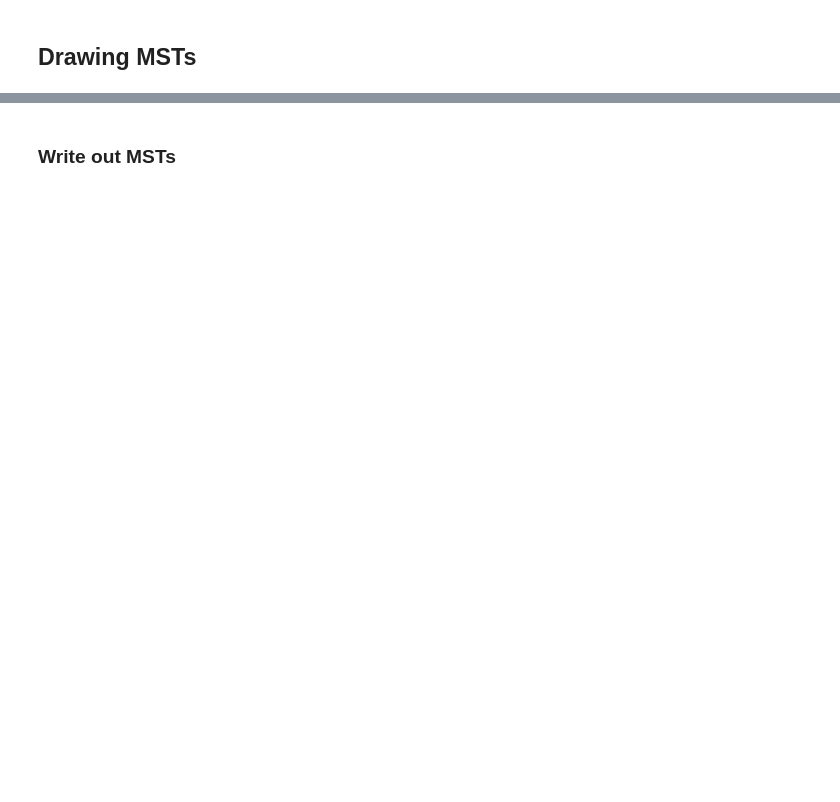
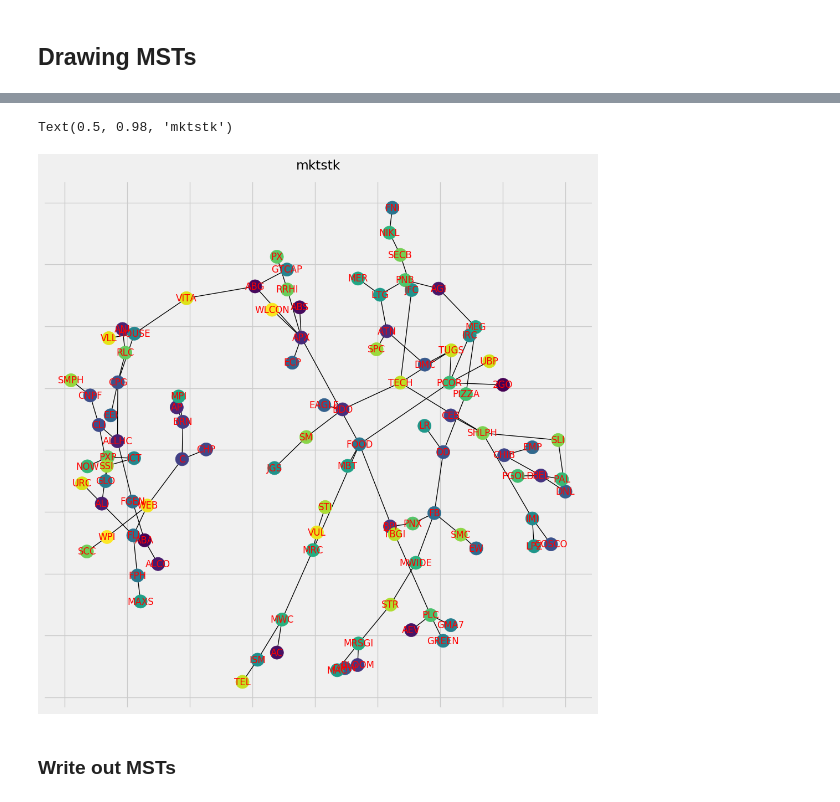
Before and after one commit to enzoampil/fastquant, a Jupyter notebook: examples/network_analysis.ipynb, the cells around one changed output, grey strips where cells are left out. Saved outputs shown, nothing was run; the diff lists cells and outputs as text; code cells hidden in the pictures; blank space fills up the shorter version.

```diff
--- a/examples/network_analysis.ipynb
+++ b/examples/network_analysis.ipynb
@@ -204,3 +230,16 @@ nx.draw_networkx(MST_m)
+# %%
+fig = pl.figure(figsize=(10,10), constrained_layout=True)
+nx.draw_networkx(MST_m,
+                 pos=nx.spring_layout(MST_m),
+                 labels=nx.get_node_attributes(MST_m, 'label'),
+                 node_color=range(len(MST_m)),
+                 cmap='viridis', #pl.get_cmap("Blues"),
+                 font_color='r'
+                )
+fig.suptitle('mktstk')
+# %% [output]
+Text(0.5, 0.98, 'mktstk')
+[figure, added]
 # %% [markdown]
 ### Write out MSTs
 # %%
```
Also changed, not shown: parts of 16 cells of this notebook.
